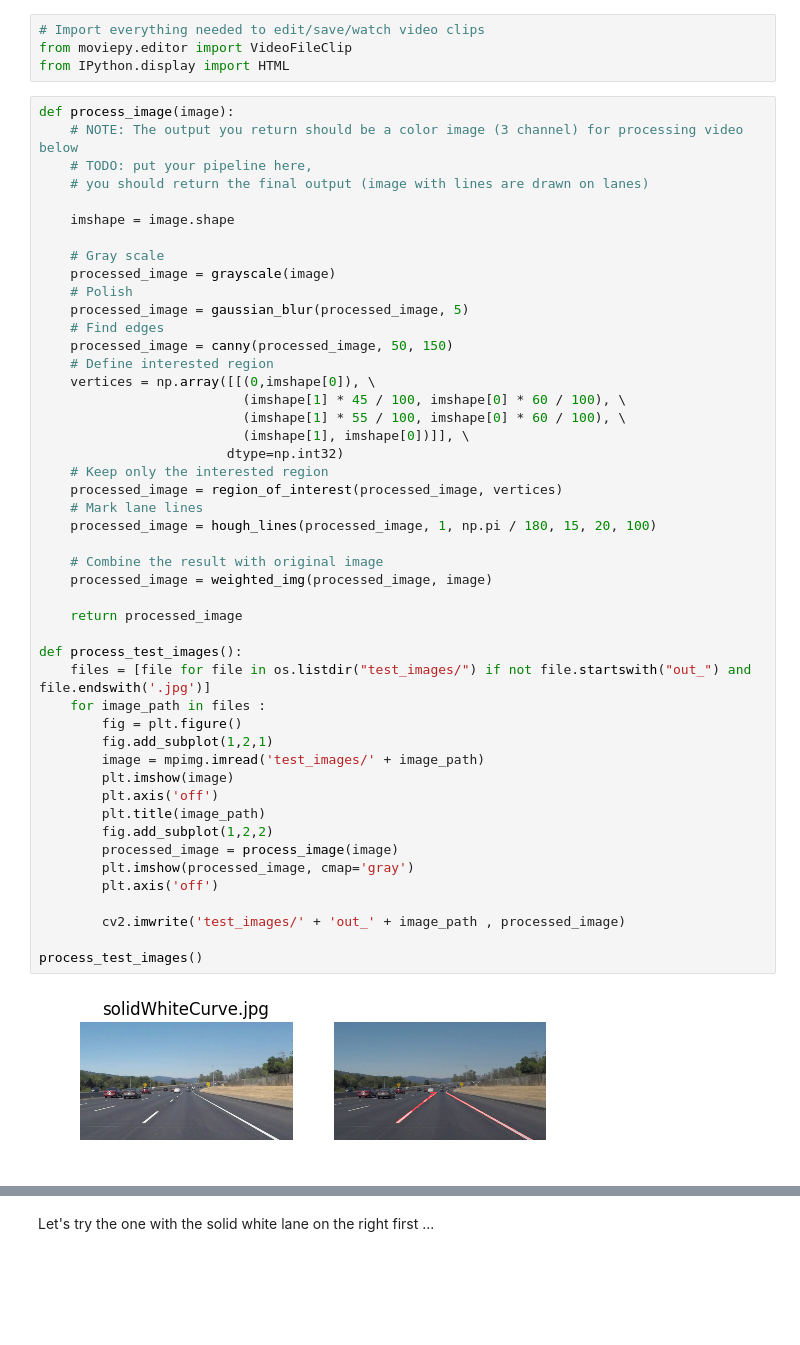
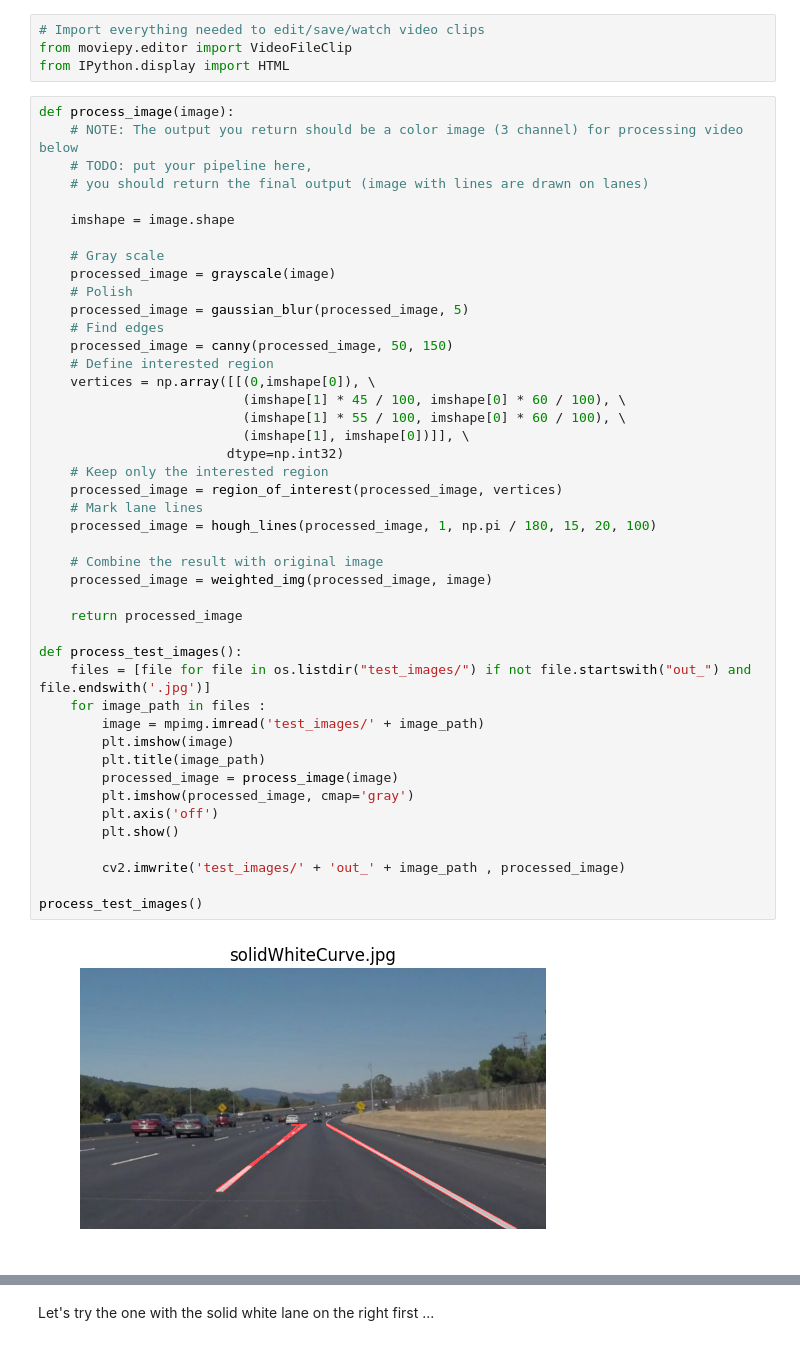
Before and after one commit to shawpan/CarND-LaneLines-P1, a Jupyter notebook: P1.ipynb, the cells around one changed output, grey strips where cells are left out. Cells and saved outputs as stored; diff of their text form; blank space fills up the shorter version.

Commit message:
Updated display of test images

```diff
--- a/P1.ipynb
+++ b/P1.ipynb
@@ -200,35 +200,32 @@ def process_image(image):
     # Define interested region
     vertices = np.array([[(0,imshape[0]), \
                           (imshape[1] * 45 / 100, imshape[0] * 60 / 100), \
                           (imshape[1] * 55 / 100, imshape[0] * 60 / 100), \
                           (imshape[1], imshape[0])]], \
                         dtype=np.int32)
     # Keep only the interested region
     processed_image = region_of_interest(processed_image, vertices)
     # Mark lane lines
     processed_image = hough_lines(processed_image, 1, np.pi / 180, 15, 20, 100)
 
     # Combine the result with original image
     processed_image = weighted_img(processed_image, image)
 
     return processed_image
 
 def process_test_images():
     files = [file for file in os.listdir("test_images/") if not file.startswith("out_") and file.endswith('.jpg')]
     for image_path in files :
-        fig = plt.figure()
-        fig.add_subplot(1,2,1)
         image = mpimg.imread('test_images/' + image_path)
         plt.imshow(image)
-        plt.axis('off')
         plt.title(image_path)
-        fig.add_subplot(1,2,2)
         processed_image = process_image(image)
         plt.imshow(processed_image, cmap='gray')
         plt.axis('off')
+        plt.show()
 
         cv2.imwrite('test_images/' + 'out_' + image_path , processed_image)
 
 process_test_images()
 # %% [output]
-[figure, old version]
+[figure, new version]
```
Also changed, not shown: parts of 1 cell of this notebook.
